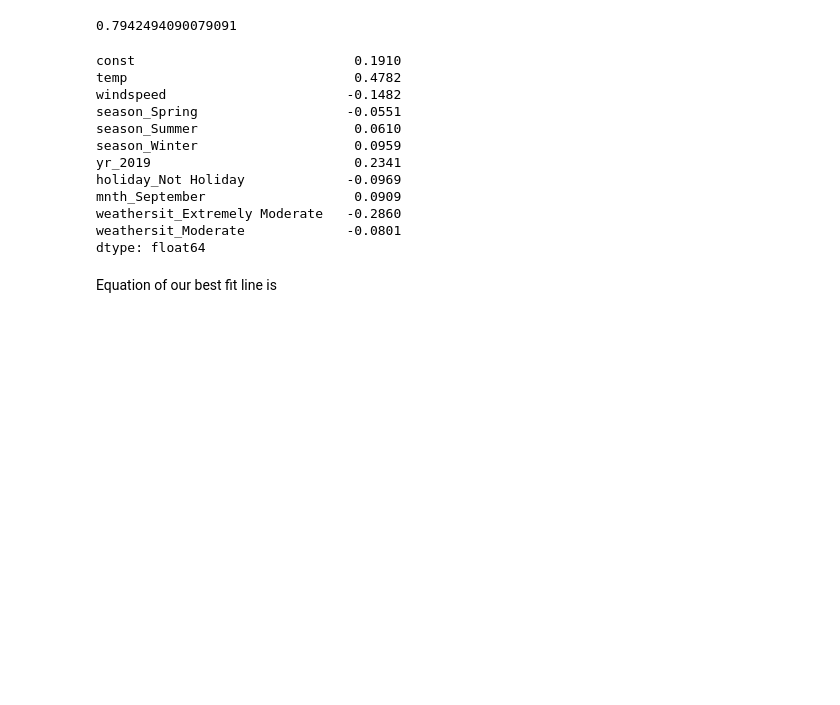
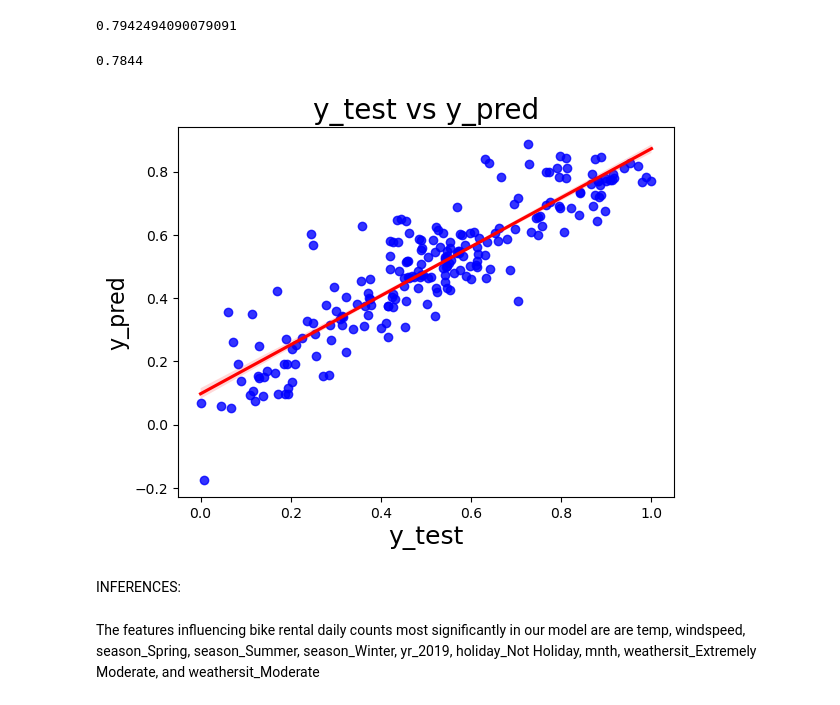
Before and after one commit to ria08/bike_sharing_linear_regression, a Jupyter notebook: bike_sharing_assignment.ipynb, the cells around one changed output. Saved outputs shown, nothing was run; the diff lists cells and outputs as text; code cells hidden in the pictures; blank space fills up the shorter version.

```diff
--- a/bike_sharing_assignment.ipynb
+++ b/bike_sharing_assignment.ipynb
@@ -613,6 +602,0 @@ Model 6
-# %%
-'''
-X_train_6 = sm.add_constant(X_train_new5)
-lr_6 = sm.OLS(y_train,X_train_6).fit()
-print(lr_6.summary())
-'''
@@ -668,19 +651,22 @@ r2_score(y_test, y_pred)
 # %% [output]
 0.7942494090079091
-# %%
-round(lr_5.params,4)
-# %% [output]
-const                            0.1910
-temp                             0.4782
-windspeed                       -0.1482
-season_Spring                   -0.0551
-season_Summer                    0.0610
-season_Winter                    0.0959
-yr_2019                          0.2341
-holiday_Not Holiday             -0.0969
-mnth_September                   0.0909
-weathersit_Extremely Moderate   -0.2860
-weathersit_Moderate             -0.0801
-dtype: float64
-# %% [markdown]
-Equation of our best fit line is
+# %%
+
+adjusted_r2 = round(1-(1-r2)*(X_test.shape[0]-1)/(X_test.shape[0]-X_test.shape[1]-1),4)
+r2=print(adjusted_r2)
+# %% [output]
+0.7844
+# %%
+
+plt.figure()
+sns.regplot(x=y_test, y=y_pred, ci=68, fit_reg=True,scatter_kws={"color": "blue"}, line_kws={"color": "red"})
+plt.title('y_test vs y_pred', fontsize=20)
+plt.xlabel('y_test', fontsize=18)
+plt.ylabel('y_pred', fontsize=16)
+plt.show()
+# %% [output]
+[figure, added]
+# %% [markdown]
+INFERENCES:
+# %% [markdown]
+The features influencing bike rental daily counts most significantly in our model are are temp, windspeed, season_Spring, season_Summer, season_Winter, yr_2019, holiday_Not Holiday, mnth, weathersit_Extremely Moderate, and weathersit_Moderate
```
Also changed, not shown: parts of 11 cells of this notebook.
